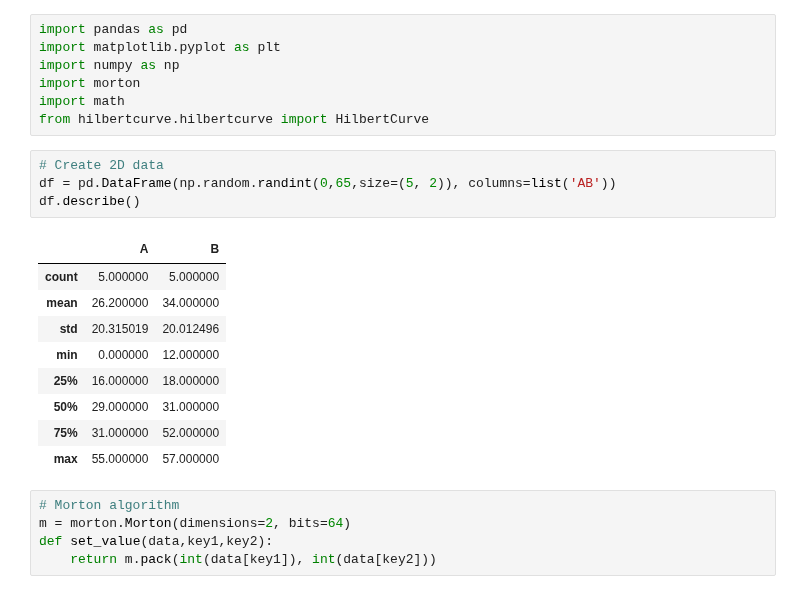
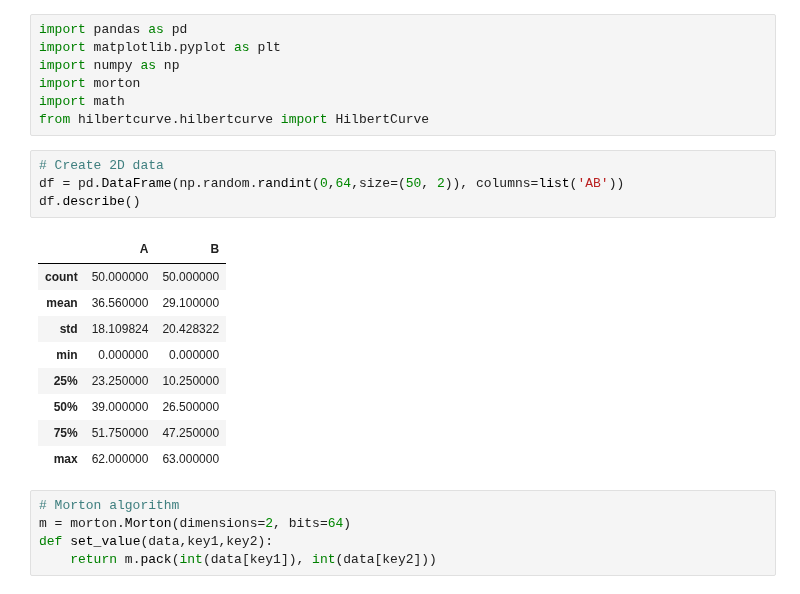
Before and after one commit to Marble879/SFC_scripts, a Jupyter notebook: SnowFox scripts/CSP_with_randomData.ipynb, the cells around one changed output. Cells and saved outputs as stored; diff of their text form.

```diff
--- a/SnowFox scripts/CSP_with_randomData.ipynb
+++ b/SnowFox scripts/CSP_with_randomData.ipynb
@@ -7,18 +7,18 @@ import math
 from hilbertcurve.hilbertcurve import HilbertCurve
 # %%
 # Create 2D data
-df = pd.DataFrame(np.random.randint(0,65,size=(5, 2)), columns=list('AB'))
+df = pd.DataFrame(np.random.randint(0,64,size=(50, 2)), columns=list('AB'))
 df.describe()
 # %% [output]
 |  | A | B |
-| count | 5.000000 | 5.000000 |
-| mean | 26.200000 | 34.000000 |
-| std | 20.315019 | 20.012496 |
-| min | 0.000000 | 12.000000 |
-| 25% | 16.000000 | 18.000000 |
-| 50% | 29.000000 | 31.000000 |
-| 75% | 31.000000 | 52.000000 |
-| max | 55.000000 | 57.000000 |
+| count | 50.000000 | 50.000000 |
+| mean | 36.560000 | 29.100000 |
+| std | 18.109824 | 20.428322 |
+| min | 0.000000 | 0.000000 |
+| 25% | 23.250000 | 10.250000 |
+| 50% | 39.000000 | 26.500000 |
+| 75% | 51.750000 | 47.250000 |
+| max | 62.000000 | 63.000000 |
 # %%
 # Morton algorithm
 m = morton.Morton(dimensions=2, bits=64)
```
Also changed, not shown: parts of 2 cells of this notebook.
